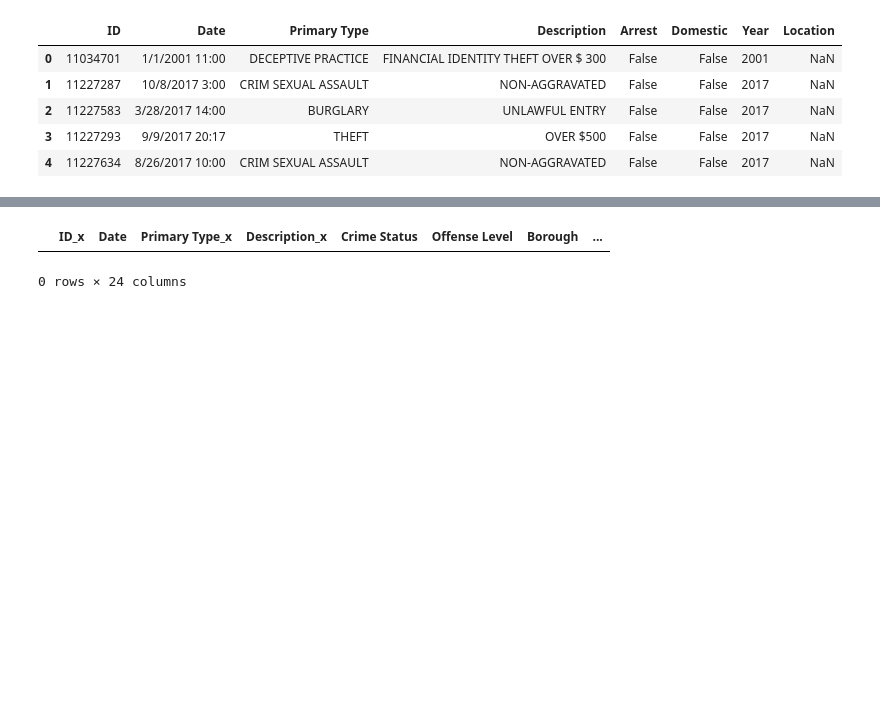
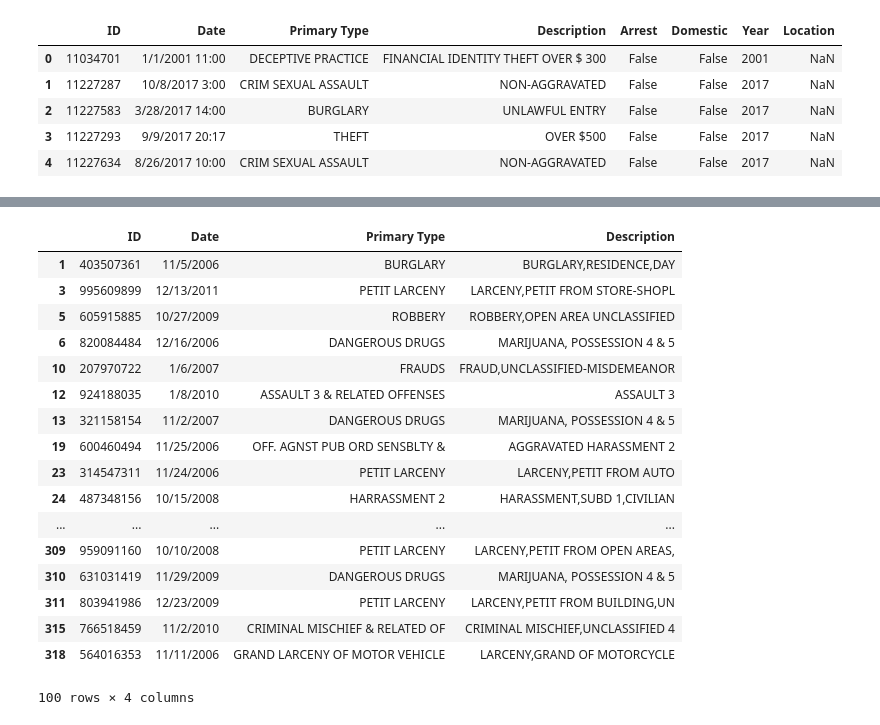
Before and after one commit to allisonseaman/etl-project, a Jupyter notebook: etl_project.ipynb, the cells around one changed output, grey strips where cells are left out. Drawn from its saved outputs; the diff is of its cells as text; code cells hidden in the pictures; blank space fills up the shorter version.

```diff
--- a/etl_project.ipynb
+++ b/etl_project.ipynb
@@ -4,8 +4,8 @@ from sqlalchemy import create_engine
 
 import numpy as np
 # %%
-new_york_data=pd.read_csv("NYPD_Complaint_Data_Historic (1).csv")
-chicago_data=pd.read_csv("Crimes_-_2001_to_present (1).csv")
+new_york_data=pd.read_csv("new_york_crimes.csv")
+chicago_data=pd.read_csv("chicago_crimes.csv")
 # %%
 new_york_data.head()
 # %% [output]
@@ -57,3 +57,8 @@ new_york_data.head()
 | 2 | 631420068 | 9/8/2006 | INTOXICATED & IMPAIRED DRIVING | INTOXICATED DRIVING,ALCOHOL | COMPLETED | MISDEMEANOR | QUEENS | ... |
 | 3 | 995609899 | 12/13/2011 | PETIT LARCENY | LARCENY,PETIT FROM STORE-SHOPL | COMPLETED | MISDEMEANOR | BROOKLYN | ... |
 | 4 | 480667624 | 8/14/2009 | FORGERY | FORGERY,ETC.,UNCLASSIFIED-FELO | COMPLETED | FELONY | MANHATTAN | ... |
+# %%
+new_york_data=new_york_data.drop(["Crime Status","Offense Level","Borough","Description of Prem","Suspect Age",
+                                  "Suspect Race","Suspect Sex","Transit District","Geo Location","Transit Station",
+                                  "Victim Age","Victim Race","Victim Sex"], axis=1)
+new_york_data.head()
@@ -59,0 +72,3 @@ new_york_data.head()
+# %%
+chicago_data=chicago_data.drop(["Arrest", "Domestic", "Year", "Location"], axis=1)
+chicago_data.head()
@@ -59,0 +82,6 @@ new_york_data.head()
+# %%
+start_date='1/1/2006'
+end_date='12/31/2017'
+new2 = (new_york_data['Date'] > start_date) & (new_york_data['Date'] <= end_date)
+new_york_new = new_york_data.loc[new2]
+new_york_new
@@ -127,6 +215,24 @@ See the caveats in the documentation: http://pandas.pydata.org/pandas-docs/stabl
 # %%
-crime_data = pd.merge(new_york_data, chicago_data, how = "inner", on = "Date")
-crime_data.head()
+crime_data = pd.concat([new_york_new, chicago_new])
+crime_data.head(100)
+#crime_data = pd.concat(new_york_new, chicago_new, how = "inner", on = "Primary Type")
+#crime_data.head()
 # %% [output]
-|  | ID_x | Date | Primary Type_x | Description_x | Crime Status | Offense Level | Borough | ... |
+|  | ID | Date | Primary Type | Description |
+| 1 | 403507361 | 11/5/2006 | BURGLARY | BURGLARY,RESIDENCE,DAY |
+| 3 | 995609899 | 12/13/2011 | PETIT LARCENY | LARCENY,PETIT FROM STORE-SHOPL |
+| 5 | 605915885 | 10/27/2009 | ROBBERY | ROBBERY,OPEN AREA UNCLASSIFIED |
+| 6 | 820084484 | 12/16/2006 | DANGEROUS DRUGS | MARIJUANA, POSSESSION 4 & 5 |
+| 10 | 207970722 | 1/6/2007 | FRAUDS | FRAUD,UNCLASSIFIED-MISDEMEANOR |
+| 12 | 924188035 | 1/8/2010 | ASSAULT 3 & RELATED OFFENSES | ASSAULT 3 |
+| 13 | 321158154 | 11/2/2007 | DANGEROUS DRUGS | MARIJUANA, POSSESSION 4 & 5 |
+| 19 | 600460494 | 11/25/2006 | OFF. AGNST PUB ORD SENSBLTY & | AGGRAVATED HARASSMENT 2 |
+| 23 | 314547311 | 11/24/2006 | PETIT LARCENY | LARCENY,PETIT FROM AUTO |
+| 24 | 487348156 | 10/15/2008 | HARRASSMENT 2 | HARASSMENT,SUBD 1,CIVILIAN |
+| ... | ... | ... | ... | ... |
+| 309 | 959091160 | 10/10/2008 | PETIT LARCENY | LARCENY,PETIT FROM OPEN AREAS, |
+| 310 | 631031419 | 11/29/2009 | DANGEROUS DRUGS | MARIJUANA, POSSESSION 4 & 5 |
+| 311 | 803941986 | 12/23/2009 | PETIT LARCENY | LARCENY,PETIT FROM BUILDING,UN |
+| 315 | 766518459 | 11/2/2010 | CRIMINAL MISCHIEF & RELATED OF | CRIMINAL MISCHIEF,UNCLASSIFIED 4 |
+| 318 | 564016353 | 11/11/2006 | GRAND LARCENY OF MOTOR VEHICLE | LARCENY,GRAND OF MOTORCYCLE |
-0 rows × 24 columns
+100 rows × 4 columns
```
Also changed, not shown: parts of 10 cells of this notebook, 2 other files.
